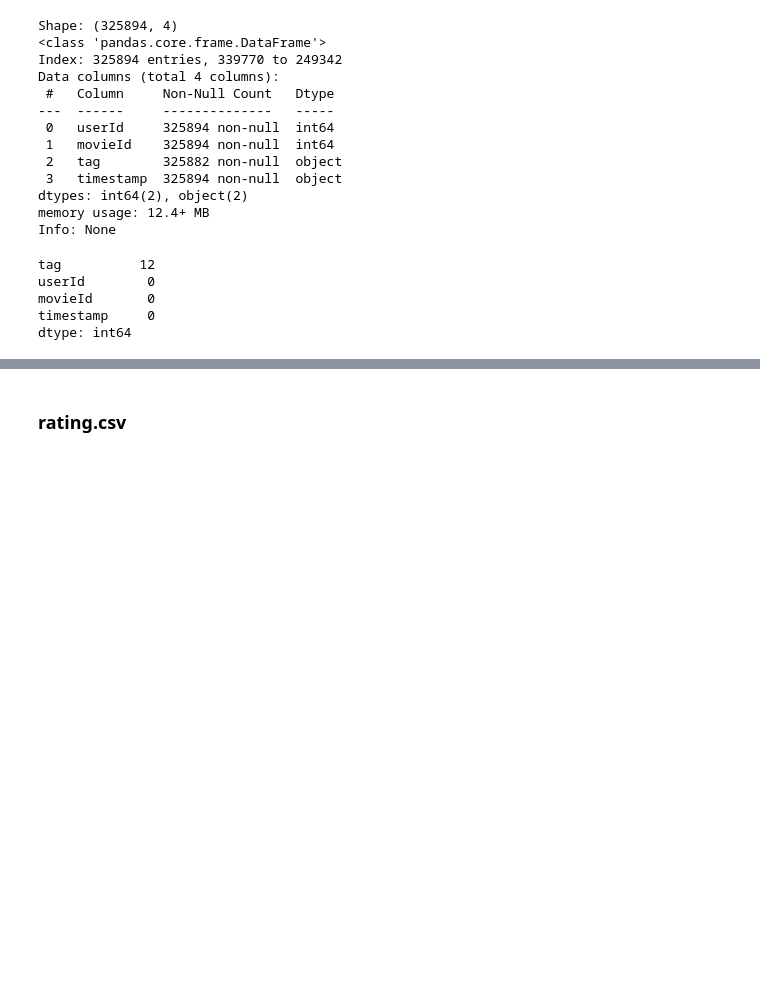
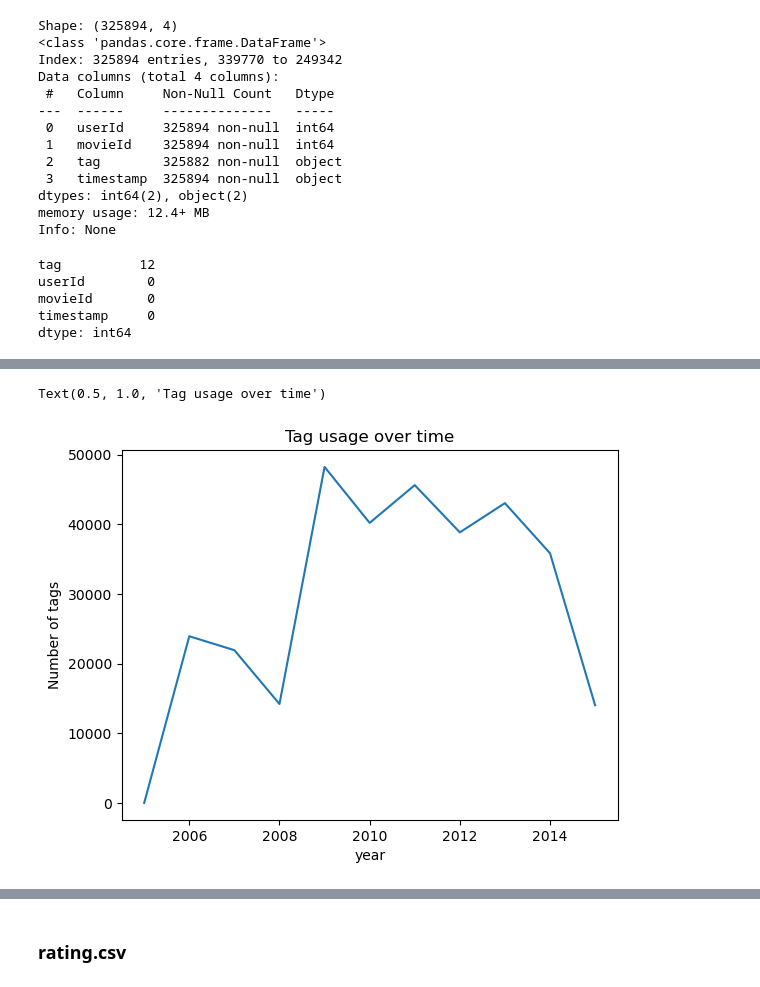
Before and after one commit to mara-sanchez1/MovieLens, a Jupyter notebook: MovieLens.ipynb, the cells around one changed output, grey strips where cells are left out. Drawn from its saved outputs; the diff is of its cells as text; code cells hidden in the pictures; blank space fills up the shorter version.

```diff
--- a/MovieLens.ipynb
+++ b/MovieLens.ipynb
@@ -66,0 +114,4 @@ dtype: int64
+# %%
+# Check insights about tags
+tag_train["tag_length"] = tag_train["tag"].str.len()
+tag_train["tag_length"].describe()
@@ -66,0 +142,12 @@ dtype: int64
+# %%
+# Change datatype of timestamp
+tag_train["datetime"] = pd.to_datetime(tag_train["timestamp"])
+tag_train["year"] = tag_train["datetime"].dt.year
+# %%
+# Plot number of tags used each year
+ax = tag_train.groupby("year").size().plot()
+ax.set_ylabel("Number of tags")
+ax.set_title("Tag usage over time")
+# %% [output]
+Text(0.5, 1.0, 'Tag usage over time')
+[figure, added]
```
Also changed, not shown: parts of 21 cells of this notebook.
